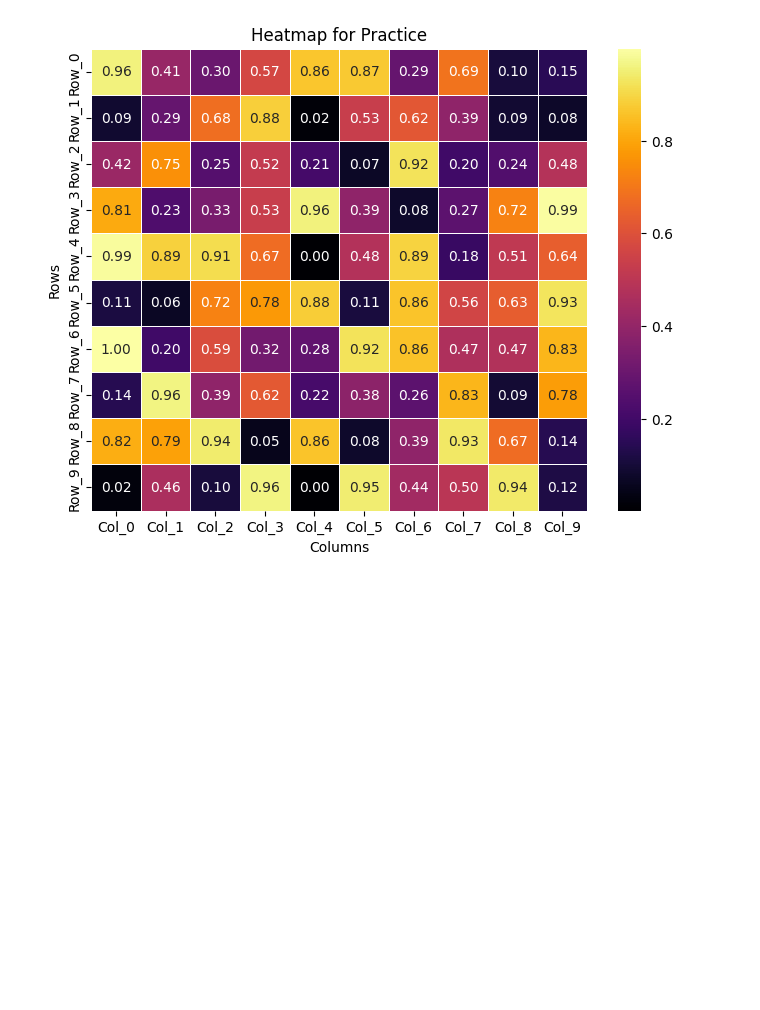
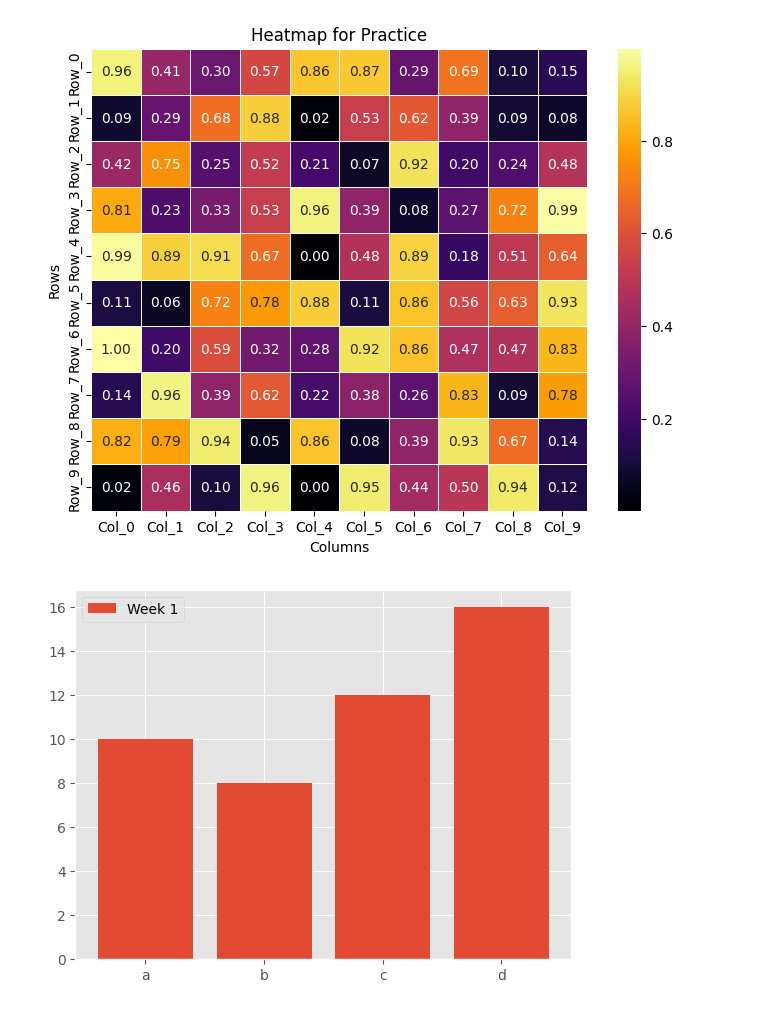
Before and after one commit to cmontg26/Data110, a Jupyter notebook: Practice_for_Candace.ipynb, the cells around one changed output. Drawn from its saved outputs; the diff is of its cells as text; code cells hidden in the pictures; blank space fills up the shorter version.

```diff
--- a/Practice_for_Candace.ipynb
+++ b/Practice_for_Candace.ipynb
@@ -56,3 +56,17 @@ plt.ylabel('Rows')
 plt.show()
 # %% [output]
 [figure]
+# %%
+from matplotlib import pyplot as plt
+import numpy as np
+import pandas as pd
+plt.style.use("ggplot")  # Sets the style for the plots
+# %%
+x = ['a','b','c','d']
+y = [10,8,12,16]
+
+plt.bar(x,y, label='Week 1')
+plt.legend()
+plt.show()
+# %% [output]
+[figure, added]
```
Also changed, not shown: parts of 2 cells of this notebook.
